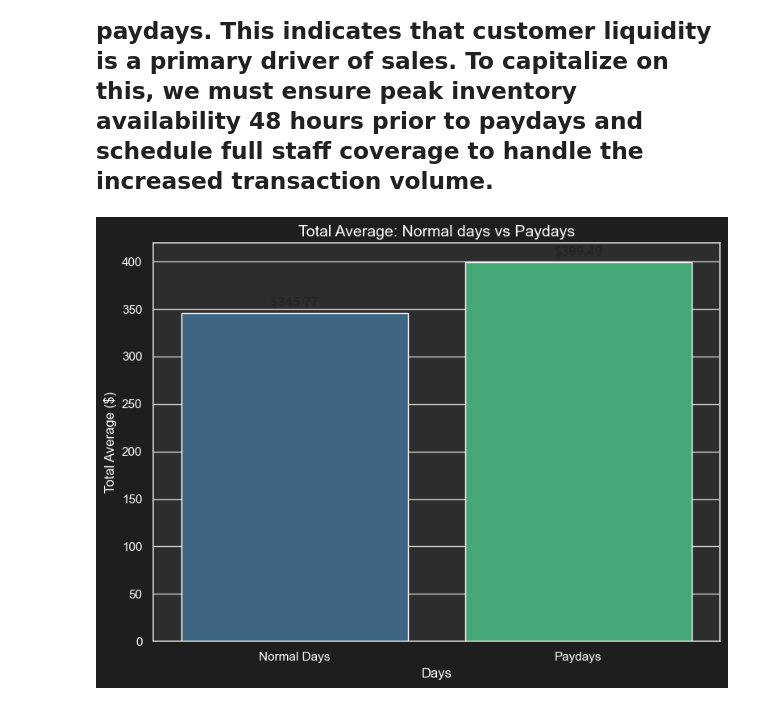
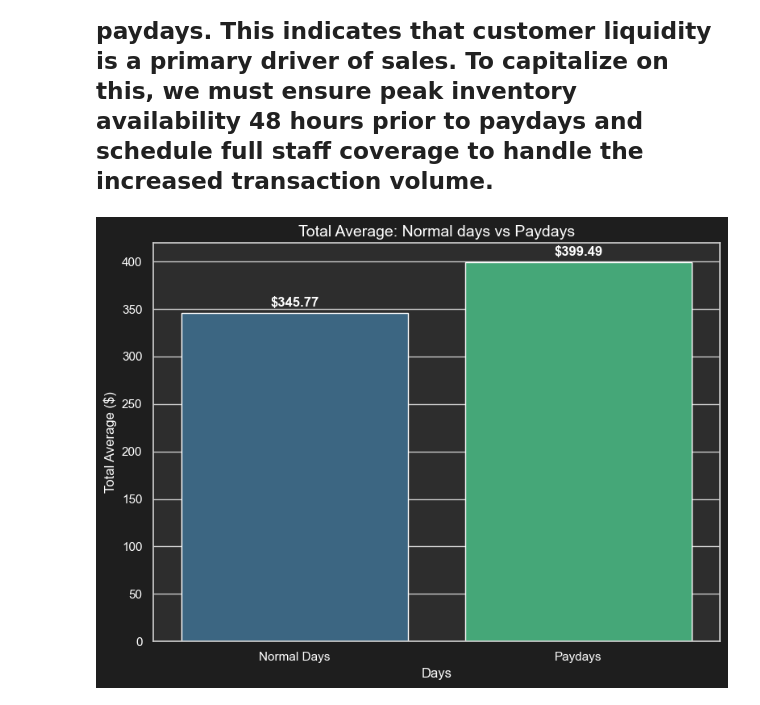
Before and after one commit to Moises-Acosta/Sales_proyect, a Jupyter notebook: Sales_Proyect.ipynb, the cells around one changed output. Drawn from its saved outputs; the diff is of its cells as text; code cells hidden in the pictures.

Commit message:
Updated visualizations

```diff
--- a/Sales_Proyect.ipynb
+++ b/Sales_Proyect.ipynb
@@ -309,23 +309,23 @@ axe.grid(color='gray', linestyle='--', alpha=0.3)
 # %%
 sns.set_theme(style="whitegrid")
 
-fig, ax = plt.subplots(figsize=(8, 6))# Creamos la gráfica de barras# 'comparative' es tu objeto Series resultante del groupby
+fig, ax = plt.subplots(figsize=(8, 6))
 
 fig.set_facecolor('#1e1e1e')
 ax.set_facecolor("#2d2d2d")
 
-ax = sns.barplot(x= comparative.index, y=comparative.values, hue=comparative.index, palette="viridis", legend= False)# Añadimos etiquetas personalizadas a los ejes
+ax = sns.barplot(x= comparative.index, y=comparative.values, hue=comparative.index, palette="viridis", legend= False)
 
 plt.xticks(ticks=[0, 1], labels=['Normal Days', 'Paydays'], color ="white")
 plt.yticks(color ="white")
 plt.title('Total Average: Normal days vs Paydays', fontsize=14, color = "white")
 plt.ylabel('Total Average ($)', color = "white")
-plt.xlabel('Days', color = "white")# --- AQUÍ ESTÁ EL TRUCO PARA LAS ETIQUETAS ---# Iteramos sobre las barras para poner el valor exacto encimafor p in ax.patches:
+plt.xlabel('Days', color = "white")
 
 for p in ax.patches:
     ax.annotate(f'${p.get_height():.2f}',  (p.get_x() + p.get_width() / 2., p.get_height()),
-                    ha = 'center', va = 'center', xytext = (0, 9), textcoords = 'offset points', fontsize=12, fontweight='bold')
+                    ha = 'center', va = 'center', xytext = (0, 9), textcoords = 'offset points', fontsize=12, fontweight='bold', color = "white")
 plt.tight_layout()
 plt.show()
 # %% [output]
-[figure, old version]
+[figure, new version]
```
